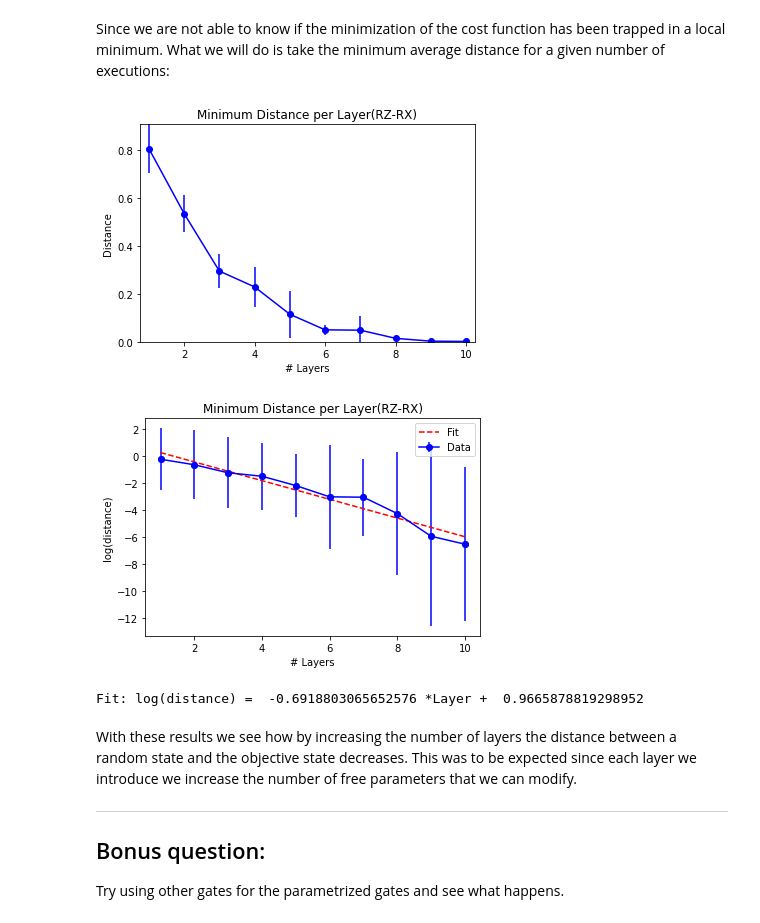
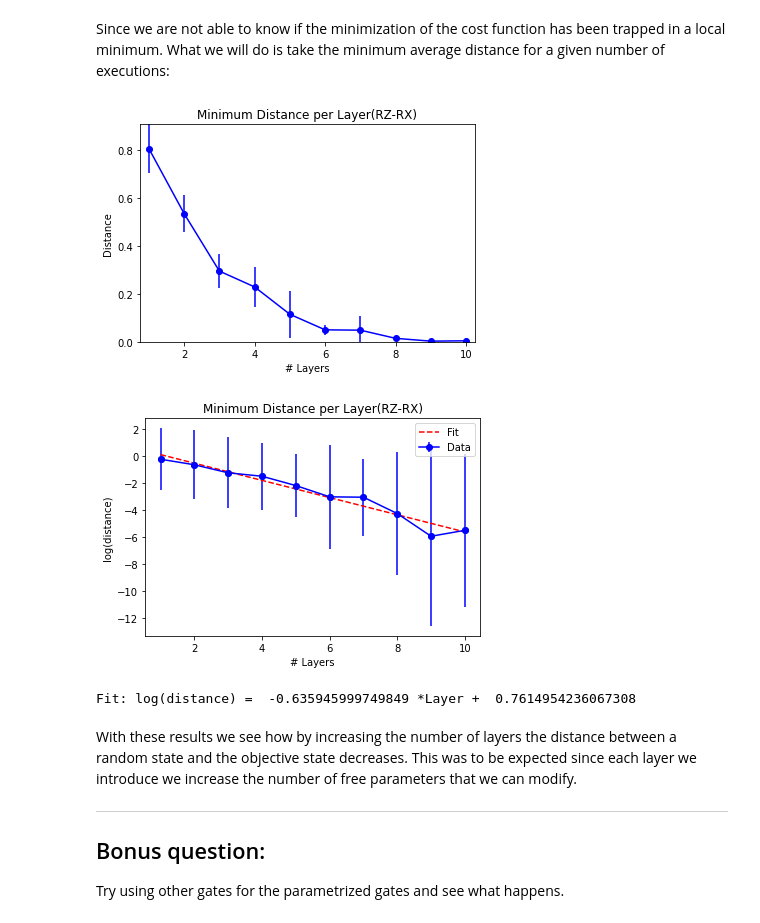
Before and after one commit to AitorMarin/qosf_Task1, a Jupyter notebook: TASK1_final.ipynb, the cells around one changed output. Drawn from its saved outputs; the diff is of its cells as text; code cells hidden in the pictures.

```diff
--- a/TASK1_final.ipynb
+++ b/TASK1_final.ipynb
@@ -323,8 +323,8 @@ for l in range(layers_max):
     #np.savetxt(fname="Distance_layer_stats_"+str(l+1)+".txt", X = Distance_layer)
 # %%
 #We take advantage of the fact that we already have one execution done
-Distance_per_layer_stats_1 = np.loadtxt("/content/drive/My Drive/Colab Notebooks/Distance_layer_10.txt")
-Distance_per_layer_stats_2 = np.loadtxt("/content/drive/My Drive/Colab Notebooks/Distance_layer_stats_9.txt")
+Distance_per_layer_stats_1 = np.loadtxt("/Distance_layer_10.txt")
+Distance_per_layer_stats_2 = np.loadtxt("/Distance_layer_stats_10.txt")
 
 Distance_per_layer_stats = np.concatenate((Distance_per_layer_stats_1.reshape(10,1),Distance_per_layer_stats_2),axis=1)
 
@@ -339,35 +339,35 @@ plt.errorbar([i+1 for i in range(len(mean_distance_per_layer))], [mean_distance_
 plt.axis([0.75, len(mean_distance_per_layer)+0.25, 0, max(mean_distance_per_layer)+max(std_distance_per_layer)])
 plt.ylabel('Distance')
 plt.xlabel('# Layers')
 plt.show()
 
 
 
 x = [i+1 for i in range(len(mean_distance_per_layer))]
 y_ln = np.log([mean_distance_per_layer[i] for i in range(len(mean_distance_per_layer))])
 
 A = np.array(([[x[j], 1] for j in range(len(mean_distance_per_layer))]))
 B = np.array(y_ln[0:len(mean_distance_per_layer)])
 
 X = np.linalg.lstsq(A,B,rcond=None)[0]
 a=X[0]; b=X[1]
 y = np.dot(a,x) + b
 plt.title('Minimum Distance per Layer(RZ-RX)')
 plt.plot(x, y , 'r--',
              label='Fit')
 plt.plot(x, y_ln, 'o')
 plt.errorbar(x, y_ln
              , yerr=np.log([std_distance_per_layer[i] for i in range(len(std_distance_per_layer))]), label='Data',marker = 'o',color = 'b')
 plt.ylabel('log(distance)')
 plt.xlabel('# Layers')
 plt.legend(loc = 'best')
 plt.show()
 
 print('Fit: log(distance) = ',a,'*Layer + ',b)
 # %% [output]
 [figure]
-[figure, old version]
+[figure, new version]
-Fit: log(distance) =  -0.6918803065652576 *Layer +  0.9665878819298952
+Fit: log(distance) =  -0.635945999749849 *Layer +  0.7614954236067308
 # %% [markdown]
 With these results we see how by increasing the number of layers the distance between a random state and the objective state decreases.
 This was to be expected since each layer we introduce we increase the number of free parameters that we can modify.
```
Also changed, not shown: parts of 2 cells of this notebook.
